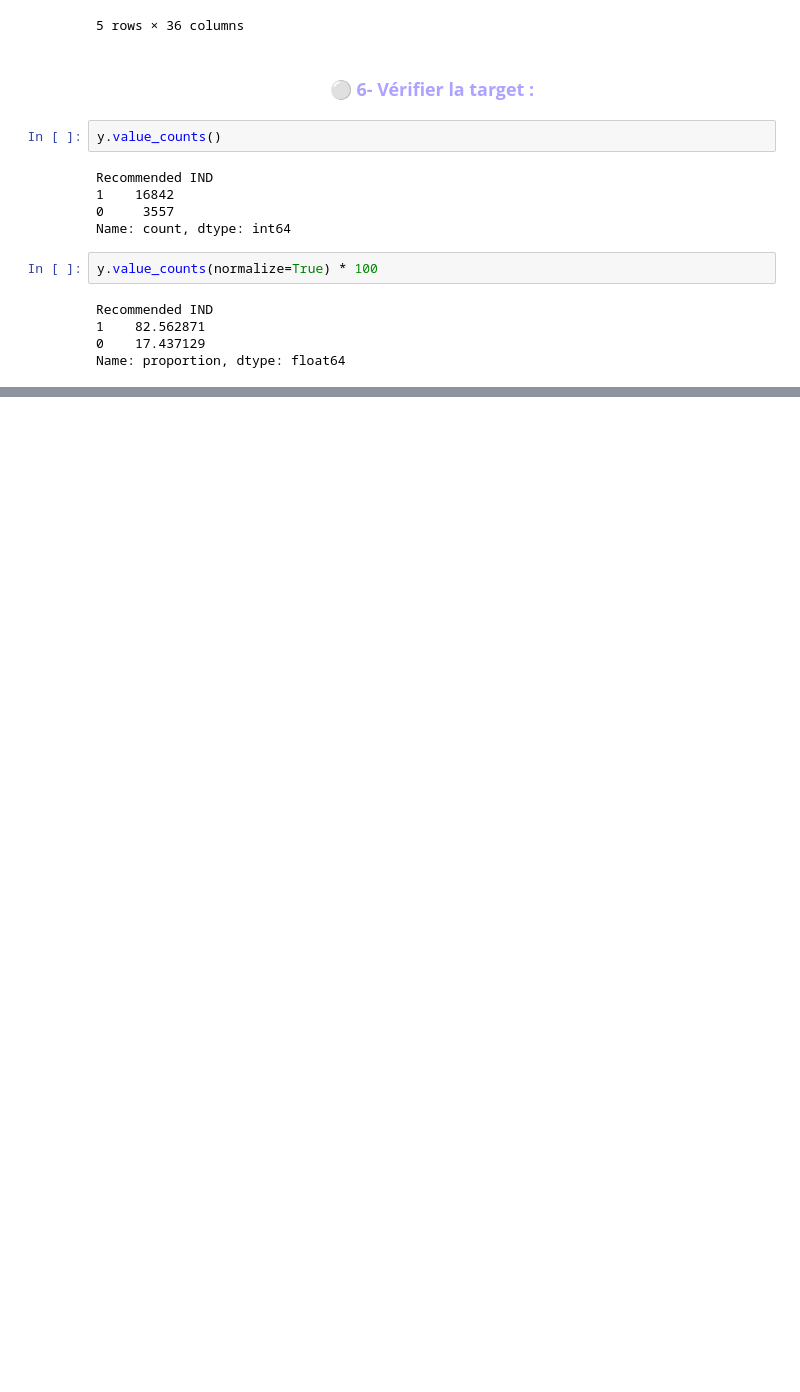
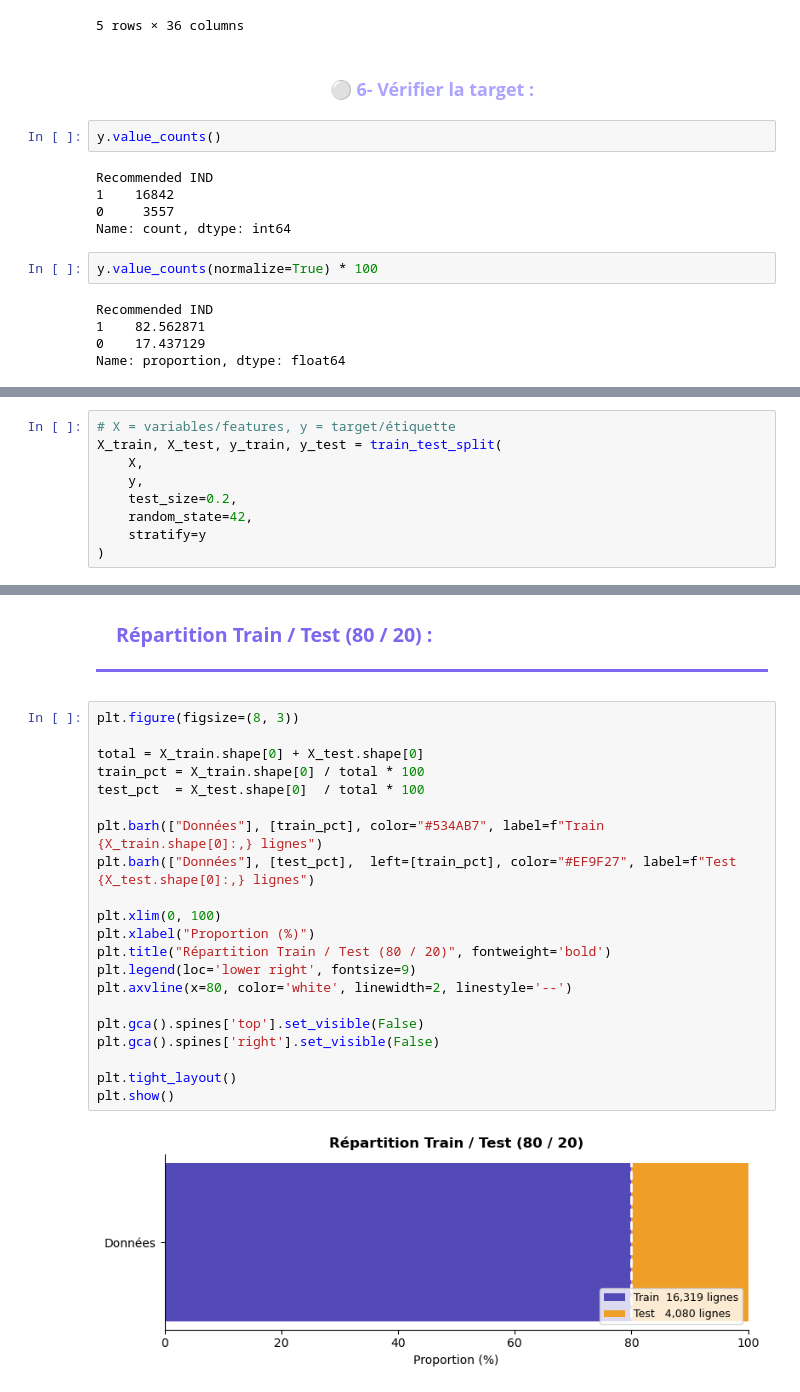
Before and after one commit to BenWafae/womens-ecommerce-product-success, a Jupyter notebook: notebooks/ecommerce_project.ipynb, the cells around one changed output, grey strips where cells are left out. Drawn from its saved outputs; the diff is of its cells as text; blank space fills up the shorter version.

Commit message:
Séparation train et test

```diff
--- a/notebooks/ecommerce_project.ipynb
+++ b/notebooks/ecommerce_project.ipynb
@@ -1117,0 +1167,9 @@ Name: proportion, dtype: float64
+# %%
+# X = variables/features, y = target/étiquette
+X_train, X_test, y_train, y_test = train_test_split(
+    X,
+    y,
+    test_size=0.2,
+    random_state=42,
+    stratify=y
+)
@@ -1117,0 +1249,29 @@ Name: proportion, dtype: float64
+# %% [markdown]
+<div style="background: linear-gradient(to right, #7B68EE20, #F5F0FF); padding: 12px 20px; border-bottom: 3px solid #7B68EE; max-width: 1350px; font-family: 'Times New Roman'; margin-bottom: 15px;">
+    <p style="font-family: 'Times New Roman'; font-size: 1.4em; font-weight: bold; color: #7B68EE; margin: 0;">
+         Répartition Train / Test (80 / 20) :
+    </p>
+</div>
+# %%
+plt.figure(figsize=(8, 3))
+
+total = X_train.shape[0] + X_test.shape[0]
+train_pct = X_train.shape[0] / total * 100
+test_pct  = X_test.shape[0]  / total * 100
+
+plt.barh(["Données"], [train_pct], color="#534AB7", label=f"Train  {X_train.shape[0]:,} lignes")
+plt.barh(["Données"], [test_pct],  left=[train_pct], color="#EF9F27", label=f"Test   {X_test.shape[0]:,} lignes")
+
+plt.xlim(0, 100)
+plt.xlabel("Proportion (%)")
+plt.title("Répartition Train / Test (80 / 20)", fontweight='bold')
+plt.legend(loc='lower right', fontsize=9)
+plt.axvline(x=80, color='white', linewidth=2, linestyle='--')
+
+plt.gca().spines['top'].set_visible(False)
+plt.gca().spines['right'].set_visible(False)
+
+plt.tight_layout()
+plt.show()
+# %% [output]
+[figure, added]
```
Also changed, not shown: parts of 29 cells of this notebook.
